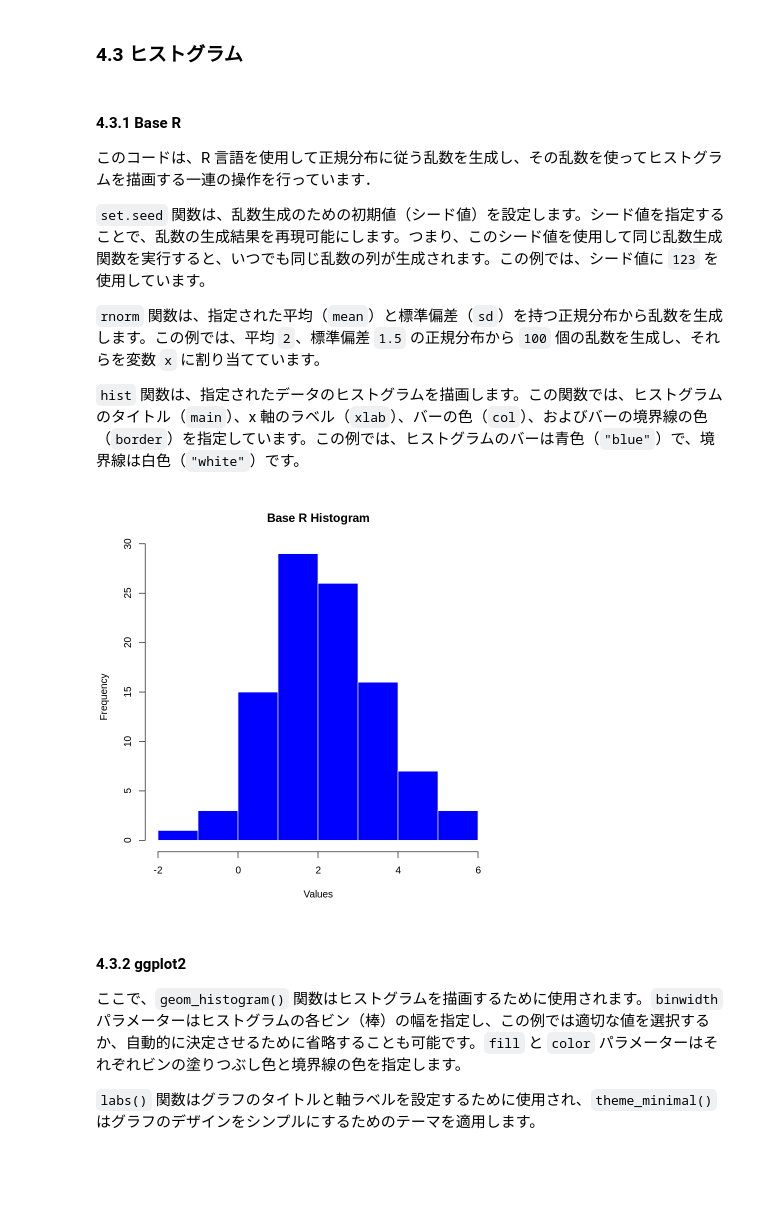
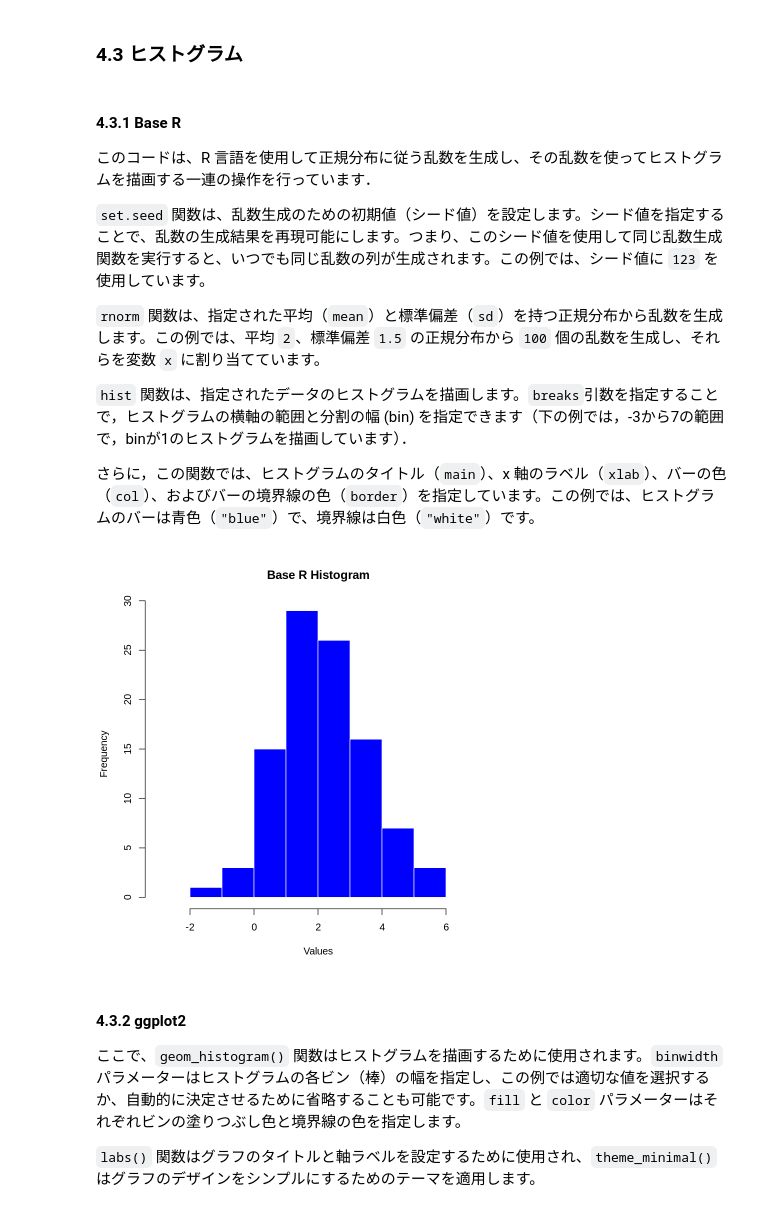
Before and after one commit to komorimasashi/jinka-stat-a1, a Jupyter notebook: R04_Graphics.ipynb, the cells around one changed output. Cells and saved outputs as stored; diff of their text form; code cells hidden in the pictures; blank space fills up the shorter version.

Commit message:
update: hist()の引数の説明を追加

```diff
--- a/R04_Graphics.ipynb
+++ b/R04_Graphics.ipynb
@@ -122,16 +122,18 @@ ggplot(df, aes(x = x, y = y, size = sizes)) +
 
 `rnorm` 関数は、指定された平均（`mean`）と標準偏差（`sd`）を持つ正規分布から乱数を生成します。この例では、平均 `2`、標準偏差 `1.5` の正規分布から `100` 個の乱数を生成し、それらを変数 `x` に割り当てています。
 
-`hist` 関数は、指定されたデータのヒストグラムを描画します。この関数では、ヒストグラムのタイトル（`main`）、x 軸のラベル（`xlab`）、バーの色（`col`）、およびバーの境界線の色（`border`）を指定しています。この例では、ヒストグラムのバーは青色（`"blue"`）で、境界線は白色（`"white"`）です。
+`hist` 関数は、指定されたデータのヒストグラムを描画します。`breaks`引数を指定することで，ヒストグラムの横軸の範囲と分割の幅 (bin) を指定できます（下の例では，-3から7の範囲で，binが1のヒストグラムを描画しています）．
+
+さらに，この関数では、ヒストグラムのタイトル（`main`）、x 軸のラベル（`xlab`）、バーの色（`col`）、およびバーの境界線の色（`border`）を指定しています。この例では、ヒストグラムのバーは青色（`"blue"`）で、境界線は白色（`"white"`）です。
 # %%
 # 乱数生成
 set.seed(123)  # 再現性のためのシード設定
 x <- rnorm(100, mean = 2, sd = 1.5)  # 平均2、標準偏差1.5の正規分布に従う乱数
 
 # ヒストグラムの描画
-hist(x, main = "Base R Histogram", xlab = "Values", col = "blue", border = "white")
+hist(x, breaks = seq(-3,7,1), main = "Base R Histogram", xlab = "Values", col = "blue", border = "white")
 # %% [output]
-[figure, old version]
+[figure, new version]
 # %% [markdown]
 #### **4.3.2 ggplot2**
 ここで、`geom_histogram()` 関数はヒストグラムを描画するために使用されます。`binwidth` パラメーターはヒストグラムの各ビン（棒）の幅を指定し、この例では適切な値を選択するか、自動的に決定させるために省略することも可能です。`fill` と `color` パラメーターはそれぞれビンの塗りつぶし色と境界線の色を指定します。
```
